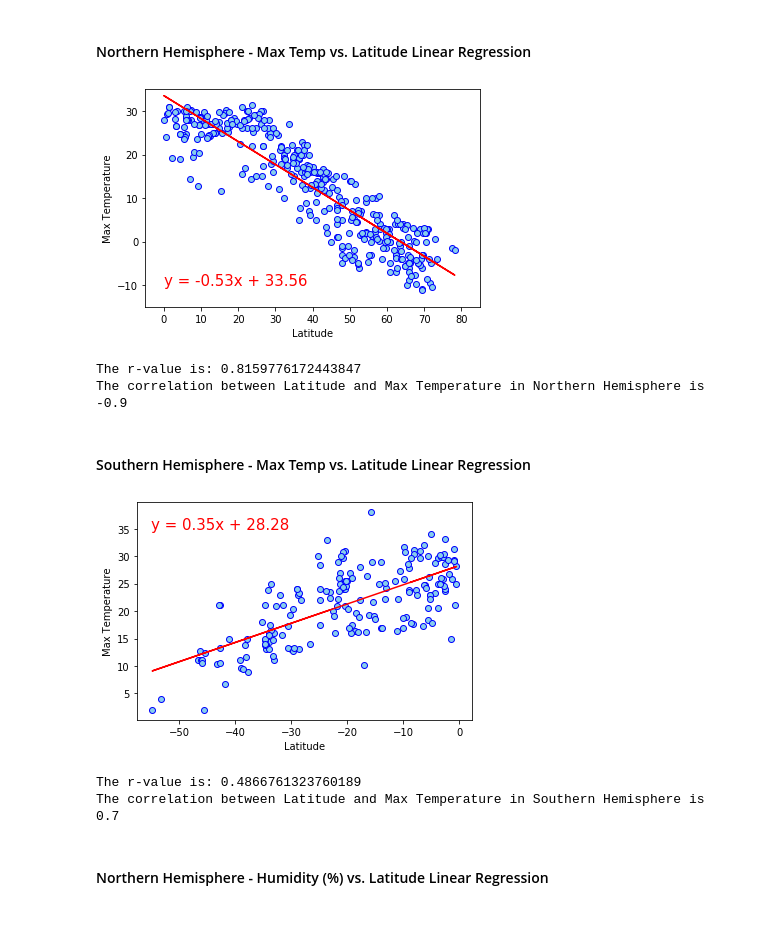
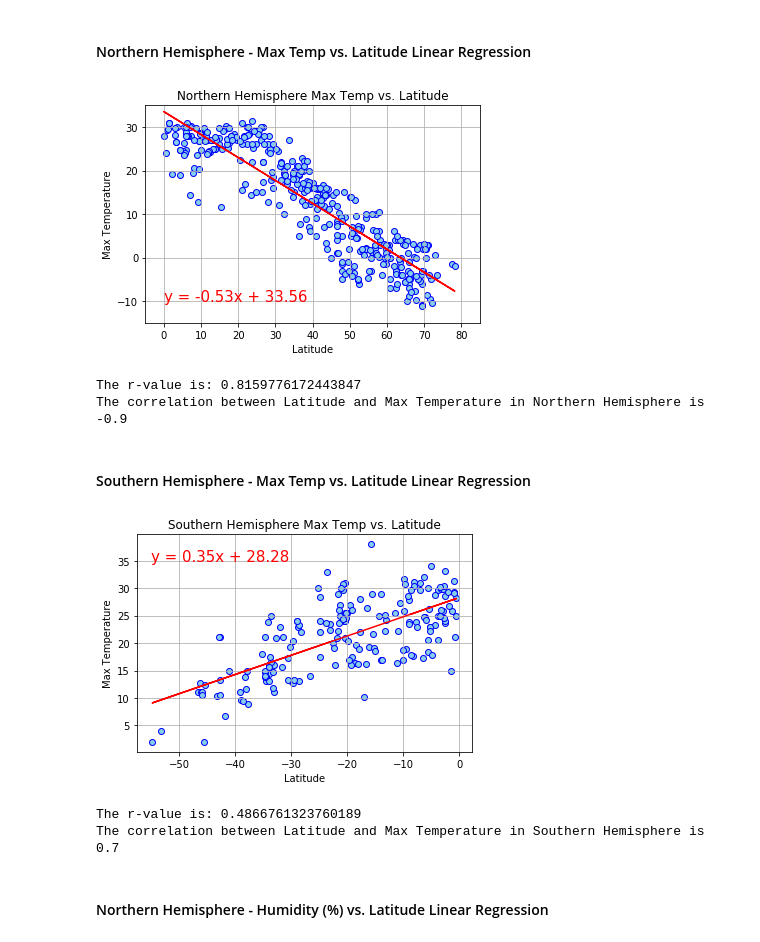
Before and after one commit to fereshtehaghaei/Python-API-Challenge, a Jupyter notebook: WeatherPy/WeatherPy.ipynb, the cells around one changed output. Saved outputs shown, nothing was run; the diff lists cells and outputs as text; code cells hidden in the pictures.

```diff
--- a/WeatherPy/WeatherPy.ipynb
+++ b/WeatherPy/WeatherPy.ipynb
@@ -356,76 +356,78 @@ plt.show()
 ## Northern & Southern Hemisphere DataFrame
 # %%
 # Create Northern and Southern Hemisphere DataFrames
-northern_hemisphere = weather_data.loc[weather_data["Lat"] > 0]
-southern_hemisphere = weather_data.loc[weather_data["Lat"] < 0]
+northern_hemisphere = weather_data.loc[weather_data["Lat"] >= 0]
+southern_hemisphere = weather_data.loc[weather_data["Lat"] <= 0]
 
 #northern_hemisphere.head()
 #southern_hemisphere.head()
 # %% [markdown]
 ####  Northern Hemisphere - Max Temp vs. Latitude Linear Regression
 # %%
+# Create new x and y values for Northern Hemisphere
+x_values = northern_hemisphere['Lat']
+y_values = northern_hemisphere['Max Temp']
+
 # Perform a linear regression on Northern Hemisphere Max Temp vs. Latitude
 (slope, intercept, rvalue, pvalue, stderr) = stats.linregress(x_values,y_values)
 
 # Get regression values:create equation of line to calculate temp vs. Latitude
 regress_values = x_values * slope + intercept
 
-
-# Create new x and y values for Northern Hemisphere
-x_values = northern_hemisphere['Lat']
-y_values = northern_hemisphere['Max Temp']
-
 #Create a Scatter Plot for Lattitude vs Temperature of City
 plt.scatter(x_values,y_values, alpha = 1, marker = 'o', facecolors = 'skyblue', edgecolors ='blue')
 plt.xlabel("Latitude")
 plt.ylabel("Max Temperature")
+plt.title('Northern Hemisphere Max Temp vs. Latitude')
+plt.grid(True)
 
 # Regression line on graph
 plt.plot(x_values, regress_values,"-", color='red')
 
 # linear equation
 line_eq = "y = " + str(round(slope,2)) + "x + " + str(round(intercept,2))
 
 # printing leaner equation on graph
 plt.annotate(line_eq,(0,-10),fontsize=15,color="red")
 
 #settin x and y axis limits
 plt.ylim(-15,35)
 plt.xlim(-5, 85)
 
 # Save the figure
 plt.savefig("../Images/Northern_Hem_Lat_vs_Temp_Scatterplot.png")
 
 # Display Graph
 plt.show()
 
 # R-Value
 print(f"The r-value is: {rvalue**2}")
 
 # Calculate the correlation coefficient
 print(f"The correlation between Latitude and Max Temperature in Northern Hemisphere is {round(st.pearsonr(x_values,y_values)[0],2)}")
 # %% [output]
-[figure, old version]
+[figure, new version]
 The r-value is: 0.8159776172443847
 The correlation between Latitude and Max Temperature in Northern Hemisphere is -0.9
 # %% [markdown]
 ####  Southern Hemisphere - Max Temp vs. Latitude Linear Regression
 # %%
+# Create new x and y values for Southern Hemisphere
+x_values = southern_hemisphere['Lat']
+y_values = southern_hemisphere['Max Temp']
+
 # Perform a linear regression on Southern Hemisphere Max Temp vs. Latitude
 (slope, intercept, rvalue, pvalue, stderr) = stats.linregress(x_values,y_values)
 
 # Get regression values:create equation of line to calculate temp vs. Latitude
 regress_values = x_values * slope + intercept
 
-
-# Create new x and y values for Southern Hemisphere
-x_values = southern_hemisphere['Lat']
-y_values = southern_hemisphere['Max Temp']
-
 #Create a Scatter Plot for Lattitude vs Temperature of City
 plt.scatter(x_values,y_values, alpha = 1, marker = 'o', facecolors = 'skyblue', edgecolors ='blue')
 plt.xlabel("Latitude")
 plt.ylabel("Max Temperature")
+plt.title('Southern Hemisphere Max Temp vs. Latitude')
+plt.grid(True)
 
 # Regression line on graph
 plt.plot(x_values, regress_values,"-", color='red')
@@ -449,7 +451,7 @@ print(f"The r-value is: {rvalue**2}")
 # Calculate the correlation coefficient
 print(f"The correlation between Latitude and Max Temperature in Southern Hemisphere is {round(st.pearsonr(x_values,y_values)[0],2)}")
 # %% [output]
-[figure, old version]
+[figure, new version]
 The r-value is: 0.4866761323760189
 The correlation between Latitude and Max Temperature in Southern Hemisphere is 0.7
 # %% [markdown]
```
Also changed, not shown: parts of 11 cells of this notebook, 16 other files.
